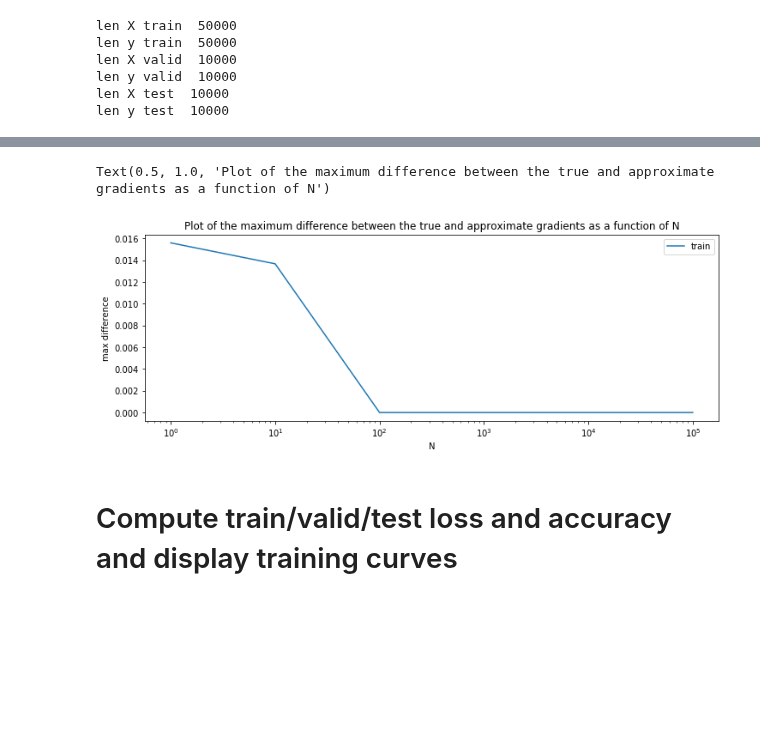
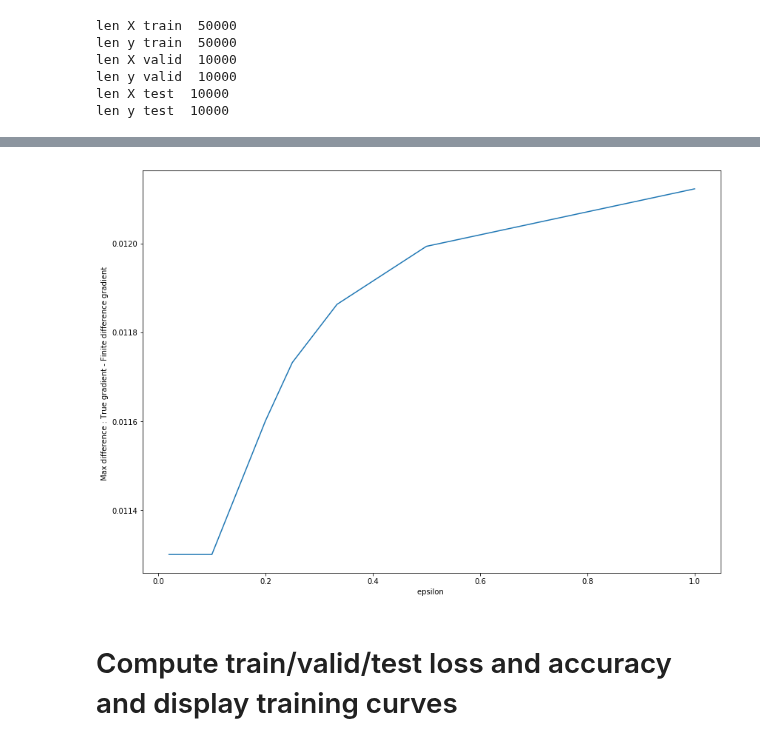
Before and after one commit to deepaks4077/IFT6135, a Jupyter notebook: IFT6135_HWK1_Q1.ipynb, the cells around one changed output, grey strips where cells are left out. Saved outputs shown, nothing was run; the diff lists cells and outputs as text; code cells hidden in the pictures; blank space fills up the shorter version.

```diff
--- a/IFT6135_HWK1_Q1.ipynb
+++ b/IFT6135_HWK1_Q1.ipynb
@@ -246,14 +254,7 @@ Text(0.5, 0, 'N')
-# %%
-plt.figure(figsize=(12, 4))
-plt.plot([math.pow(10, n) for n in range(0, N + 1)], max_differences, label='train')
-plt.legend()
-plt.ylabel('max difference')
-plt.xlabel('N')
-plt.xscale('log')
-plt.title("Plot of the maximum difference between the true and approximate gradients as a function of N")
-# %% [output]
-Text(0.5, 1.0, 'Plot of the maximum difference between the true and approximate gradients as a function of N')
-[figure, removed]
+# %%
+plot_max_diff_grad(possible_epsilon, max_diff_list)
+# %% [output]
+[figure, added]
 # %% [markdown]
 # Compute train/valid/test loss and accuracy and display training curves
 # %%
```
Also changed, not shown: parts of 5 cells of this notebook.
